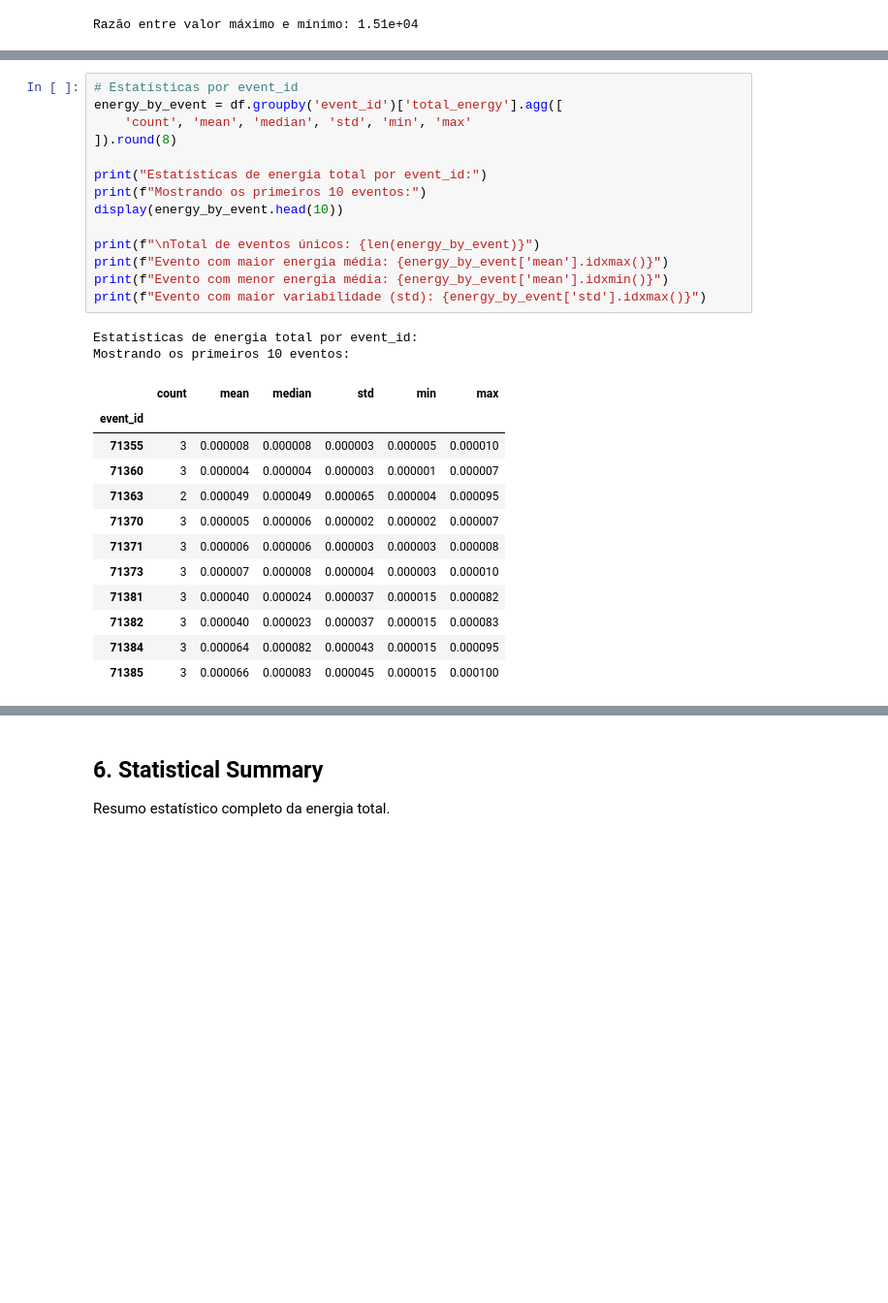
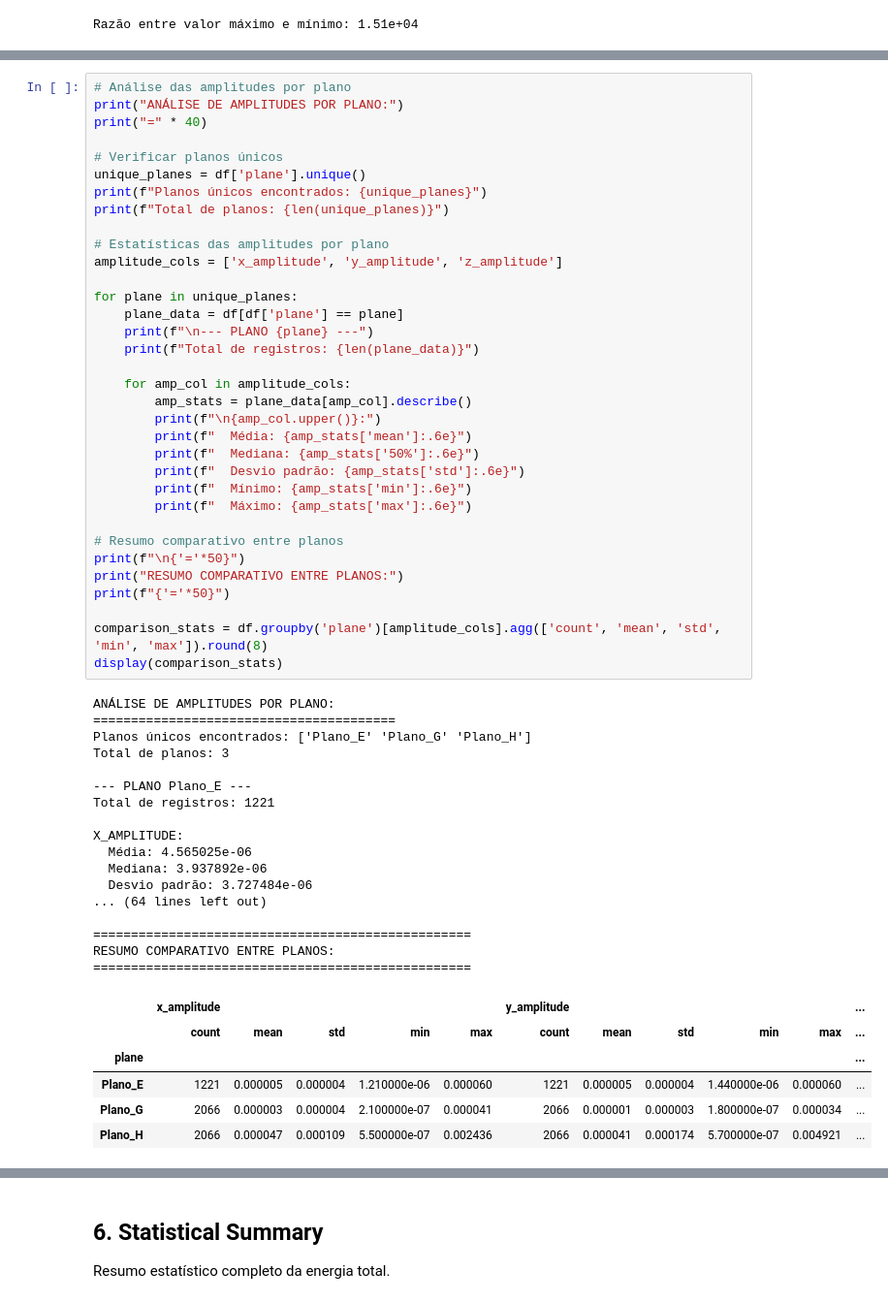
Before and after one commit to pedro-acviana/Sismic-Data-Analysis, a Jupyter notebook: analise_energia_total.ipynb, the cells around one changed output, grey strips where cells are left out. Shown: that part at 97% size. Saved outputs shown, nothing was run; the diff lists cells and outputs as text; blank space fills up the shorter version.

Commit message:
Add análise por canal

```diff
--- a/analise_energia_total.ipynb
+++ b/analise_energia_total.ipynb
@@ -193,29 +193,58 @@ Análise da energia total agrupada por event_id para identificar distribuição
 # %%
-# Estatísticas por event_id
-energy_by_event = df.groupby('event_id')['total_energy'].agg([
-    'count', 'mean', 'median', 'std', 'min', 'max'
-]).round(8)
+# Análise das amplitudes por plano
+print("ANÁLISE DE AMPLITUDES POR PLANO:")
+print("=" * 40)
 
-print("Estatísticas de energia total por event_id:")
-print(f"Mostrando os primeiros 10 eventos:")
-display(energy_by_event.head(10))
+# Verificar planos únicos
+unique_planes = df['plane'].unique()
+print(f"Planos únicos encontrados: {unique_planes}")
+print(f"Total de planos: {len(unique_planes)}")
 
-print(f"\nTotal de eventos únicos: {len(energy_by_event)}")
-print(f"Evento com maior energia média: {energy_by_event['mean'].idxmax()}")
-print(f"Evento com menor energia média: {energy_by_event['mean'].idxmin()}")
-print(f"Evento com maior variabilidade (std): {energy_by_event['std'].idxmax()}")
+# Estatísticas das amplitudes por plano
+amplitude_cols = ['x_amplitude', 'y_amplitude', 'z_amplitude']
+
+for plane in unique_planes:
+    plane_data = df[df['plane'] == plane]
+    print(f"\n--- PLANO {plane} ---")
+    print(f"Total de registros: {len(plane_data)}")
+
+    for amp_col in amplitude_cols:
+        amp_stats = plane_data[amp_col].describe()
+        print(f"\n{amp_col.upper()}:")
+        print(f"  Média: {amp_stats['mean']:.6e}")
+        print(f"  Mediana: {amp_stats['50%']:.6e}")
+        print(f"  Desvio padrão: {amp_stats['std']:.6e}")
+        print(f"  Mínimo: {amp_stats['min']:.6e}")
+        print(f"  Máximo: {amp_stats['max']:.6e}")
+
+# Resumo comparativo entre planos
+print(f"\n{'='*50}")
+print("RESUMO COMPARATIVO ENTRE PLANOS:")
+print(f"{'='*50}")
+
+comparison_stats = df.groupby('plane')[amplitude_cols].agg(['count', 'mean', 'std', 'min', 'max']).round(8)
+display(comparison_stats)
 # %% [output]
-Estatísticas de energia total por event_id:
-Mostrando os primeiros 10 eventos:
+ANÁLISE DE AMPLITUDES POR PLANO:
+========================================
+Planos únicos encontrados: ['Plano_E' 'Plano_G' 'Plano_H']
+Total de planos: 3
+
+--- PLANO Plano_E ---
+Total de registros: 1221
+
+X_AMPLITUDE:
+  Média: 4.565025e-06
+  Mediana: 3.937892e-06
+  Desvio padrão: 3.727484e-06
+... (64 lines left out)
+
+==================================================
+RESUMO COMPARATIVO ENTRE PLANOS:
+==================================================
-|  | count | mean | median | std | min | max |
-| event_id |  |  |  |  |  |  |
-| 71355 | 3 | 0.000008 | 0.000008 | 0.000003 | 0.000005 | 0.000010 |
-| 71360 | 3 | 0.000004 | 0.000004 | 0.000003 | 0.000001 | 0.000007 |
-| 71363 | 2 | 0.000049 | 0.000049 | 0.000065 | 0.000004 | 0.000095 |
-| 71370 | 3 | 0.000005 | 0.000006 | 0.000002 | 0.000002 | 0.000007 |
-| 71371 | 3 | 0.000006 | 0.000006 | 0.000003 | 0.000003 | 0.000008 |
-| 71373 | 3 | 0.000007 | 0.000008 | 0.000004 | 0.000003 | 0.000010 |
-| 71381 | 3 | 0.000040 | 0.000024 | 0.000037 | 0.000015 | 0.000082 |
-| 71382 | 3 | 0.000040 | 0.000023 | 0.000037 | 0.000015 | 0.000083 |
-| 71384 | 3 | 0.000064 | 0.000082 | 0.000043 | 0.000015 | 0.000095 |
-| 71385 | 3 | 0.000066 | 0.000083 | 0.000045 | 0.000015 | 0.000100 |
+|  | x_amplitude |  |  |  |  | y_amplitude |  |  |  |  | ... |
+|  | count | mean | std | min | max | count | mean | std | min | max | ... |
+| plane |  |  |  |  |  |  |  |  |  |  | ... |
+| Plano_E | 1221 | 0.000005 | 0.000004 | 1.210000e-06 | 0.000060 | 1221 | 0.000005 | 0.000004 | 1.440000e-06 | 0.000060 | ... |
+| Plano_G | 2066 | 0.000003 | 0.000004 | 2.100000e-07 | 0.000041 | 2066 | 0.000001 | 0.000003 | 1.800000e-07 | 0.000034 | ... |
+| Plano_H | 2066 | 0.000047 | 0.000109 | 5.500000e-07 | 0.002436 | 2066 | 0.000041 | 0.000174 | 5.700000e-07 | 0.004921 | ... |
```
Also changed, not shown: parts of 11 cells of this notebook, 1 other file.
